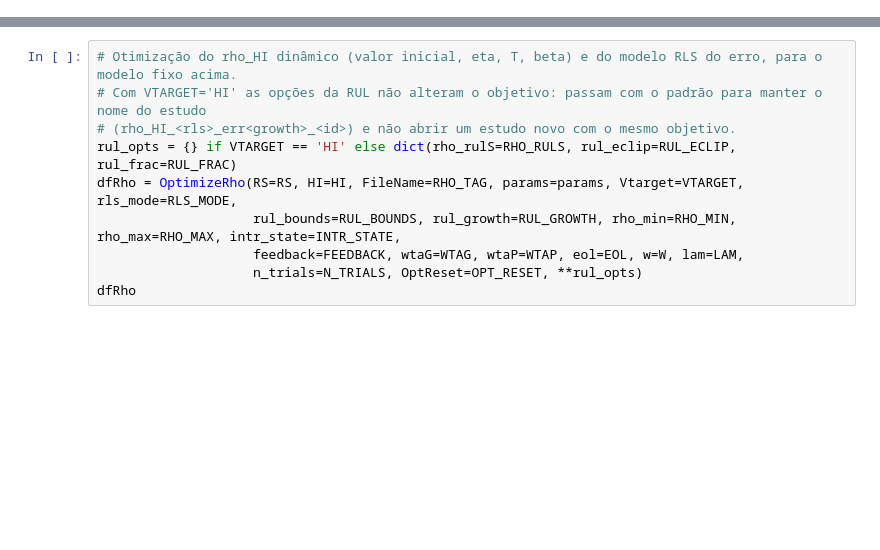
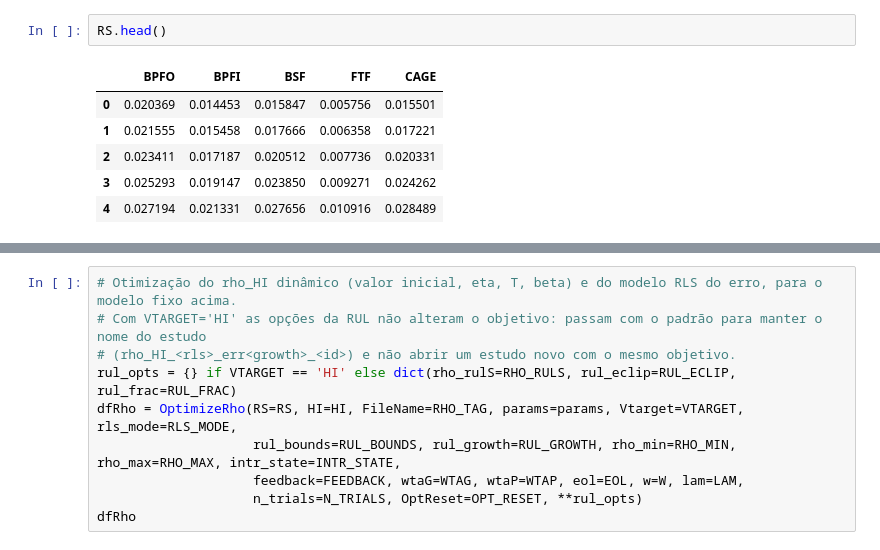
Before and after one commit to cduartes0203/Batteries_Prognostics_V2, a Jupyter notebook: Teda_R01.ipynb, the cells around one changed output, grey strips where cells are left out. Saved outputs shown, nothing was run; the diff lists cells and outputs as text; blank space fills up the shorter version.

```diff
--- a/Teda_R01.ipynb
+++ b/Teda_R01.ipynb
@@ -78,6 +78,15 @@ def Report(teda):
     print(f"RUL: cov={cr:.3f} | sp={sr:.3f} | V={Vr:.4f} (Range = max-min da RUL real: oráculo) | "
           f"rulU truncada em L: {int(teda.rulCapU.sum())}/{len(teda.rulU)} | rulU-rulL<1: {int(np.sum(teda.rulU-teda.rulL<1))}")
     print(f"WAPE-RUL: {teda.wape_RUL:.5f} | WAPE-HI: {teda.wape_HI:.5f}")
+# %%
+RS.head()
+# %% [output]
+|  | BPFO | BPFI | BSF | FTF | CAGE |
+| 0 | 0.020369 | 0.014453 | 0.015847 | 0.005756 | 0.015501 |
+| 1 | 0.021555 | 0.015458 | 0.017666 | 0.006358 | 0.017221 |
+| 2 | 0.023411 | 0.017187 | 0.020512 | 0.007736 | 0.020331 |
+| 3 | 0.025293 | 0.019147 | 0.023850 | 0.009271 | 0.024262 |
+| 4 | 0.027194 | 0.021331 | 0.027656 | 0.010916 | 0.028489 |
 # %%
 # Dados, modelo (melhor linha de PARAMS_PATH) e simulação com o rho armazenado em RHO_CSV
 RS = pd.read_csv(RS_PATH)
```
Also changed, not shown: parts of 4 cells of this notebook, 28 other files.
